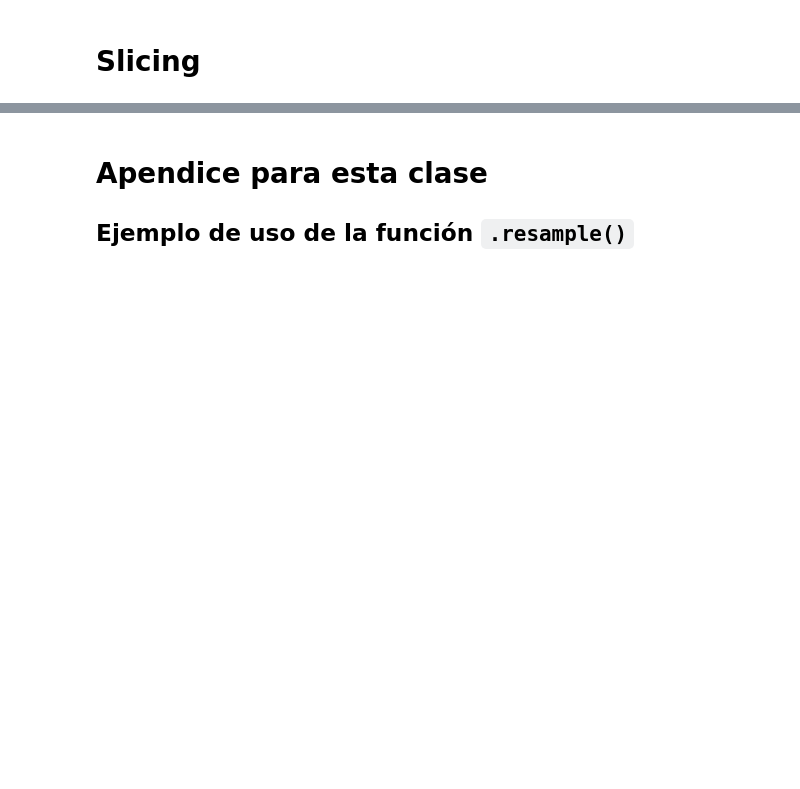
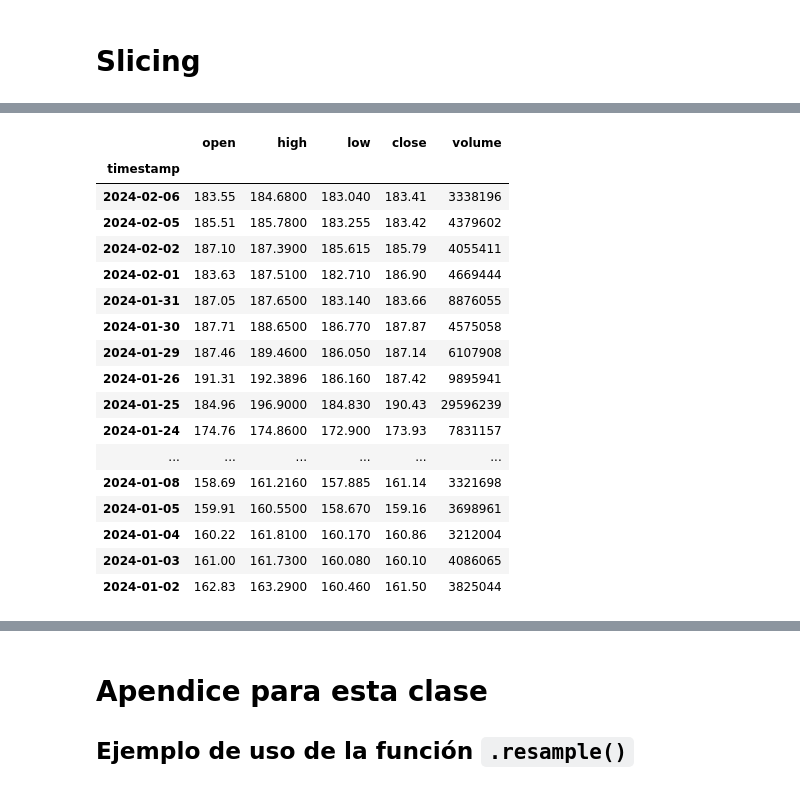
Before and after one commit to marco-canas/didactica_ciencia_datos, a Jupyter notebook: 1_curso_machine_learning/8_time_series/curso_corto_series_tiempo/2_time_series_wes_mckinney/1_indexing_selection_subsetting/1_indexing_selection_subsetting.ipynb, the cells around one changed output, grey strips where cells are left out. Saved outputs shown, nothing was run; the diff lists cells and outputs as text; code cells hidden in the pictures; blank space fills up the shorter version.

```diff
--- a/1_curso_machine_learning/8_time_series/curso_corto_series_tiempo/2_time_series_wes_mckinney/1_indexing_selection_subsetting/1_indexing_selection_subsetting.ipynb
+++ b/1_curso_machine_learning/8_time_series/curso_corto_series_tiempo/2_time_series_wes_mckinney/1_indexing_selection_subsetting/1_indexing_selection_subsetting.ipynb
@@ -386,0 +397,22 @@ ts.iloc[1:4,1:3]
+# %%
+
+ts.loc['2024']
+# %% [output]
+|  | open | high | low | close | volume |
+| timestamp |  |  |  |  |  |
+| 2024-02-06 | 183.55 | 184.6800 | 183.040 | 183.41 | 3338196 |
+| 2024-02-05 | 185.51 | 185.7800 | 183.255 | 183.42 | 4379602 |
+| 2024-02-02 | 187.10 | 187.3900 | 185.615 | 185.79 | 4055411 |
+| 2024-02-01 | 183.63 | 187.5100 | 182.710 | 186.90 | 4669444 |
+| 2024-01-31 | 187.05 | 187.6500 | 183.140 | 183.66 | 8876055 |
+| 2024-01-30 | 187.71 | 188.6500 | 186.770 | 187.87 | 4575058 |
+| 2024-01-29 | 187.46 | 189.4600 | 186.050 | 187.14 | 6107908 |
+| 2024-01-26 | 191.31 | 192.3896 | 186.160 | 187.42 | 9895941 |
+| 2024-01-25 | 184.96 | 196.9000 | 184.830 | 190.43 | 29596239 |
+| 2024-01-24 | 174.76 | 174.8600 | 172.900 | 173.93 | 7831157 |
+| ... | ... | ... | ... | ... | ... |
+| 2024-01-08 | 158.69 | 161.2160 | 157.885 | 161.14 | 3321698 |
+| 2024-01-05 | 159.91 | 160.5500 | 158.670 | 159.16 | 3698961 |
+| 2024-01-04 | 160.22 | 161.8100 | 160.170 | 160.86 | 3212004 |
+| 2024-01-03 | 161.00 | 161.7300 | 160.080 | 160.10 | 4086065 |
+| 2024-01-02 | 162.83 | 163.2900 | 160.460 | 161.50 | 3825044 |
```
Also changed, not shown: parts of 43 cells of this notebook, 3 other files.
